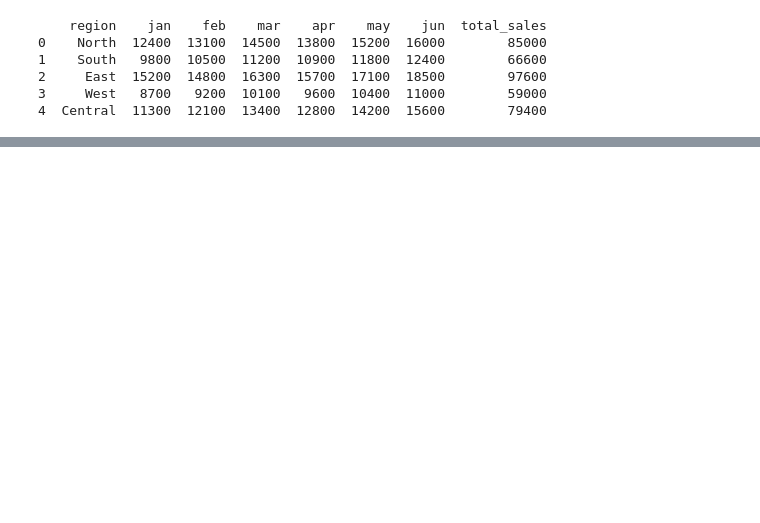
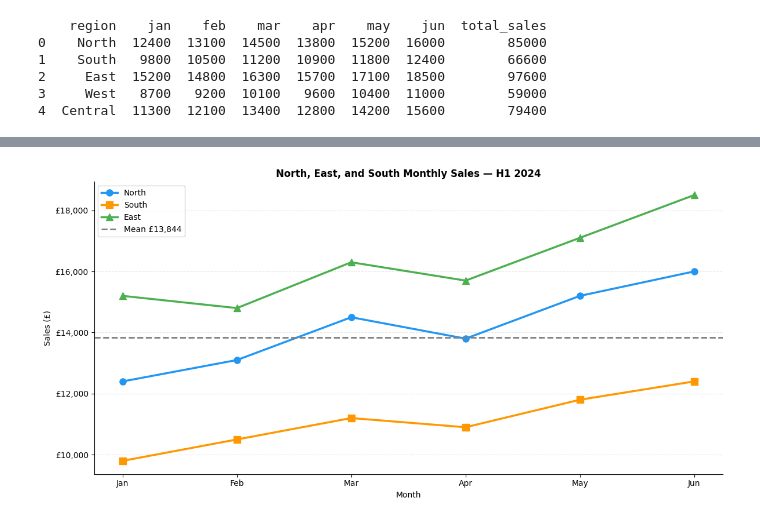
Before and after one commit to PGHollo/DataAnalytics-2026, a Jupyter notebook: week-07/Class Exercises/DA_Guide_7_5.ipynb, the cells around one changed output, grey strips where cells are left out. Saved outputs shown, nothing was run; the diff lists cells and outputs as text; code cells hidden in the pictures; blank space fills up the shorter version.

```diff
--- a/week-07/Class Exercises/DA_Guide_7_5.ipynb
+++ b/week-07/Class Exercises/DA_Guide_7_5.ipynb
@@ -61,0 +76,49 @@ SyntaxError: unterminated f-string literal (detected at line 29) (2488827818.py,
+# %%
+# Filter selected regions
+df_top = df_sales[df_sales["region"].isin(["North", "East", "South"])]
+
+colours = ["#2196F3", "#FF9800", "#4CAF50"]
+markers = ["o", "s", "^"]
+
+fig, ax = plt.subplots(figsize=(12, 6))
+
+for i, row in df_top.iterrows():
+    color_index = list(df_top.index).index(i)
+
+    ax.plot(
+        months,
+        row[months_cols],
+        color=colours[color_index],
+        marker=markers[color_index],
+        linewidth=2.5,
+        markersize=8,
+        label=row["region"]
+    )
+
+# Mean of the selected 3 regions
+top_mean = df_top[months_cols].values.mean()
+
+ax.axhline(
+    top_mean,
+    color="gray",
+    linestyle="--",
+    linewidth=2,
+    label=f"Mean £{top_mean:,.0f}"
+)
+
+ax.set_title("North, East, and South Monthly Sales — H1 2024", fontweight="bold")
+ax.set_xlabel("Month")
+ax.set_ylabel("Sales (£)")
+
+ax.yaxis.set_major_formatter(
+    mticker.FuncFormatter(lambda x, _: f"£{x:,.0f}")
+)
+
+ax.legend(loc="upper left")
+ax.grid(axis="y", linestyle="--", alpha=0.3)
+ax.spines[["top", "right"]].set_visible(False)
+
+plt.tight_layout()
+plt.show()
+# %% [output]
+[figure, added]
```
Also changed, not shown: parts of 7 cells of this notebook.
